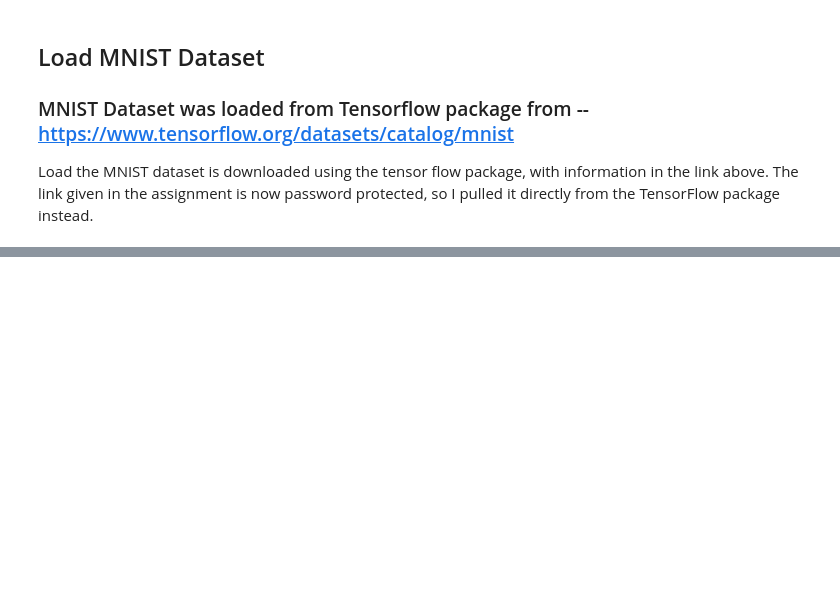
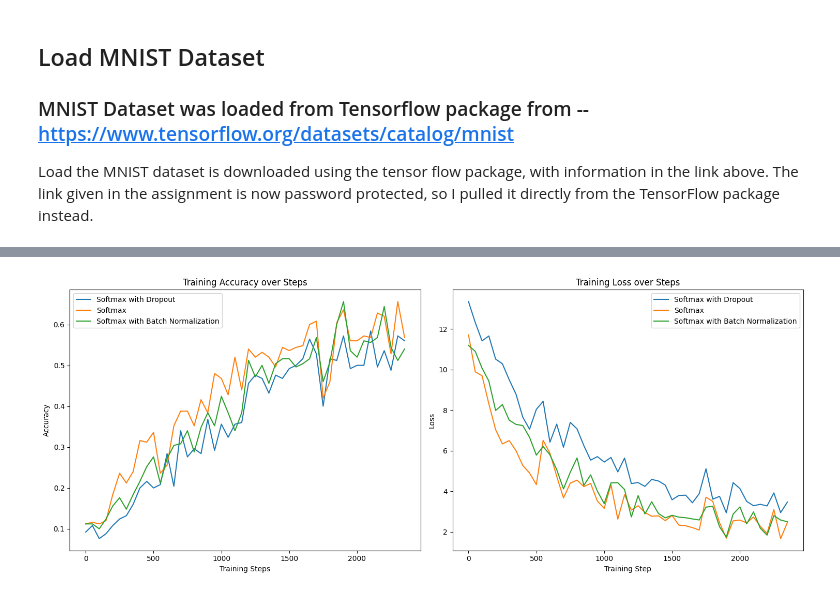
Before and after one commit to nathanbowness/CSI5340Assignments, a Jupyter notebook: Assignment2/Assignment2_Code.ipynb, the cells around one changed output, grey strips where cells are left out. Drawn from its saved outputs; the diff is of its cells as text; code cells hidden in the pictures; blank space fills up the shorter version.

```diff
--- a/Assignment2/Assignment2_Code.ipynb
+++ b/Assignment2/Assignment2_Code.ipynb
@@ -119,0 +137,11 @@ All kernels registered for op BatchMatMulV2:
+# %%
+x_train, y_train, x_test, y_test = get_mnist_dataset_normalized()
+
+softmax = SoftmaxRegressionClassifier(x_train, y_train, x_test, y_test, False, False)
+softmax.train()
+
+softmax_dropout = SoftmaxRegressionClassifier(x_train, y_train, x_test, y_test, True, False)
+softmax_dropout.train()
+
+softmax_batch_norm = SoftmaxRegressionClassifier(x_train, y_train, x_test, y_test, False, True)
+softmax_batch_norm.train()
@@ -119,0 +163,86 @@ All kernels registered for op BatchMatMulV2:
+# %%
+import matplotlib.pyplot as plt
+
+only_graph_every_x_points = 50 # How often to graph, so it doesn't look overly crowded
+def skip_points(data_to_skip_over, graph_every_x_points=only_graph_every_x_points):
+    """
+    Skips every graph_every_x_points points in the data, so it does not look overly crowded
+    """
+    new_y_data = []
+    for i in range(0, len(data_to_skip_over), graph_every_x_points):
+        new_y_data.append(data_to_skip_over[i])
+
+    new_x_axis = np.arange(0, len(data_to_skip_over), graph_every_x_points)
+    return new_x_axis, new_y_data
+
+def plot_test_data(softmax, softmax_dropout, softmax_batch_norm, graph_every_x_points=only_graph_every_x_points):
+    """
+    Plots the training data for the three models
+    """
+    # Softmax
+    test_accuracy = softmax.get_test_data()
+    test_accuracy_plot_x, test_accuracy_plot_y = skip_points(test_accuracy)
+    # Softmax with dropout
+    test_accuracy_dropout = softmax_dropout.get_test_data()
+    test_accuracy_plot_x_dropout, test_accuracy_plot_y_dropout = skip_points(test_accuracy_dropout)
+    # Softmax with batch normalization
+    test_accuracy_batch_norm = softmax_batch_norm.get_test_data()
+    test_accuracy_plot_x_batch_norm, test_accuracy_plot_y_batch_norm = skip_points(test_accuracy_batch_norm)
+
+    figure2 = plt.figure(figsize=(8, 6))
+    subplot1 = plt.subplot(1, 1, 1)
+
+    subplot1.plot(test_accuracy_plot_x_dropout, test_accuracy_plot_y_dropout, label='Softmax with Dropout')
+    subplot1.plot(test_accuracy_plot_x, test_accuracy_plot_y, label='Softmax')
+    subplot1.plot(test_accuracy_plot_x_batch_norm, test_accuracy_plot_y_batch_norm, label='Softmax with Batch Normalization')
+    subplot1.set_xlabel('Training Steps')
+    subplot1.set_ylabel('Accuracy')
+    subplot1.set_title('Test Accuracy over Steps')
+    subplot1.legend()
+
+    plt.tight_layout()
+    plt.show()
+
+def plot_training_data(softmax, softmax_dropout, softmax_batch_norm, graph_every_x_points=only_graph_every_x_points):
+    # Softmax
+    train_accuracy, loss_data = softmax.get_train_data()
+    train_accuracy_plot_x, train_accuracy_plot_y = skip_points(train_accuracy)
+    trani_loss_plot_x, train_loss_plot_y = skip_points(loss_data)
+    # Softmax with dropout
+    train_accuracy_dropout, loss_data_dropout = softmax_dropout.get_train_data()
+    train_accuracy_plot_x_dropout, train_accuracy_plot_y_dropout = skip_points(train_accuracy_dropout)
+    train_loss_plot_x_dropout, train_loss_plot_y_dropout = skip_points(loss_data_dropout)
+    # Softmax with batch normalization
+    train_accuracy_batch_norm, loss_data_batch_norm = softmax_batch_norm.get_train_data()
+    train_accuracy_plot_x_batch_norm, train_accuracy_plot_y_batch_norm = skip_points(train_accuracy_batch_norm)
+    train_loss_plot_x_batch_norm, train_loss_plot_y_batch_norm = skip_points(loss_data_batch_norm)
+
+    figure1 = plt.figure(figsize=(15, 6))
+
+    subplot1 = plt.subplot(1, 2, 1)
+
+    subplot1.plot(train_accuracy_plot_x_dropout, train_accuracy_plot_y_dropout, label='Softmax with Dropout')
+    subplot1.plot(train_accuracy_plot_x, train_accuracy_plot_y, label='Softmax')
+    subplot1.plot(train_accuracy_plot_x_batch_norm, train_accuracy_plot_y_batch_norm, label='Softmax with Batch Normalization')
+    subplot1.set_xlabel('Training Steps')
+    subplot1.set_ylabel('Accuracy')
+    subplot1.set_title('Training Accuracy over Steps')
+    subplot1.legend()
+
+    subplot2 = plt.subplot(1, 2, 2)
+    subplot2.plot(train_loss_plot_x_dropout, train_loss_plot_y_dropout, label='Softmax with Dropout')
+    subplot2.plot(trani_loss_plot_x, train_loss_plot_y, label='Softmax')
+    subplot2.plot(train_loss_plot_x_batch_norm, train_loss_plot_y_batch_norm, label='Softmax with Batch Normalization')
+    subplot2.set_xlabel('Training Step')
+    subplot2.set_ylabel('Loss')
+    subplot2.set_title('Training Loss over Steps')
+    subplot2.legend()
+
+    plt.tight_layout()
+    plt.show()
+
+
+plot_training_data(softmax, softmax_dropout, softmax_batch_norm)
+plot_test_data(softmax, softmax_dropout, softmax_batch_norm)
+# %% [output]
+[figure, added]
```
Also changed, not shown: parts of 15 cells of this notebook.
